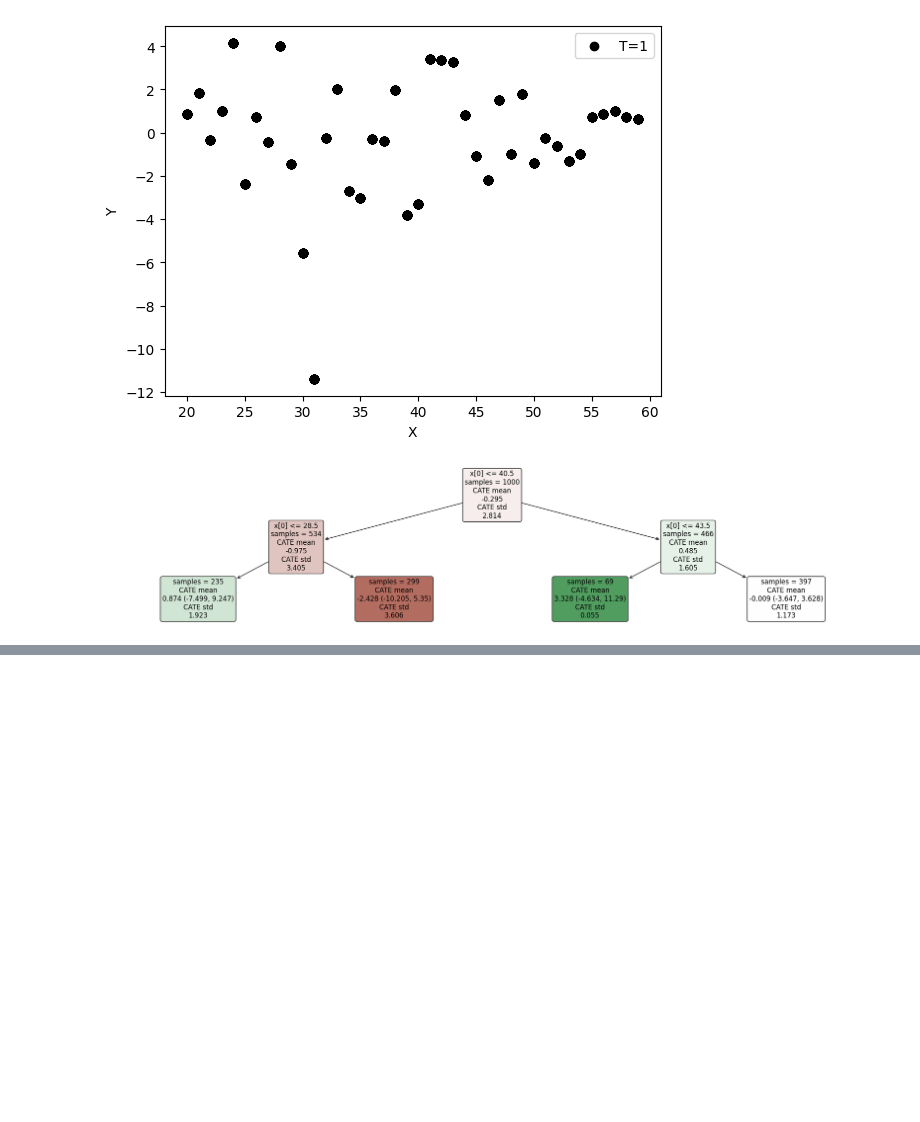
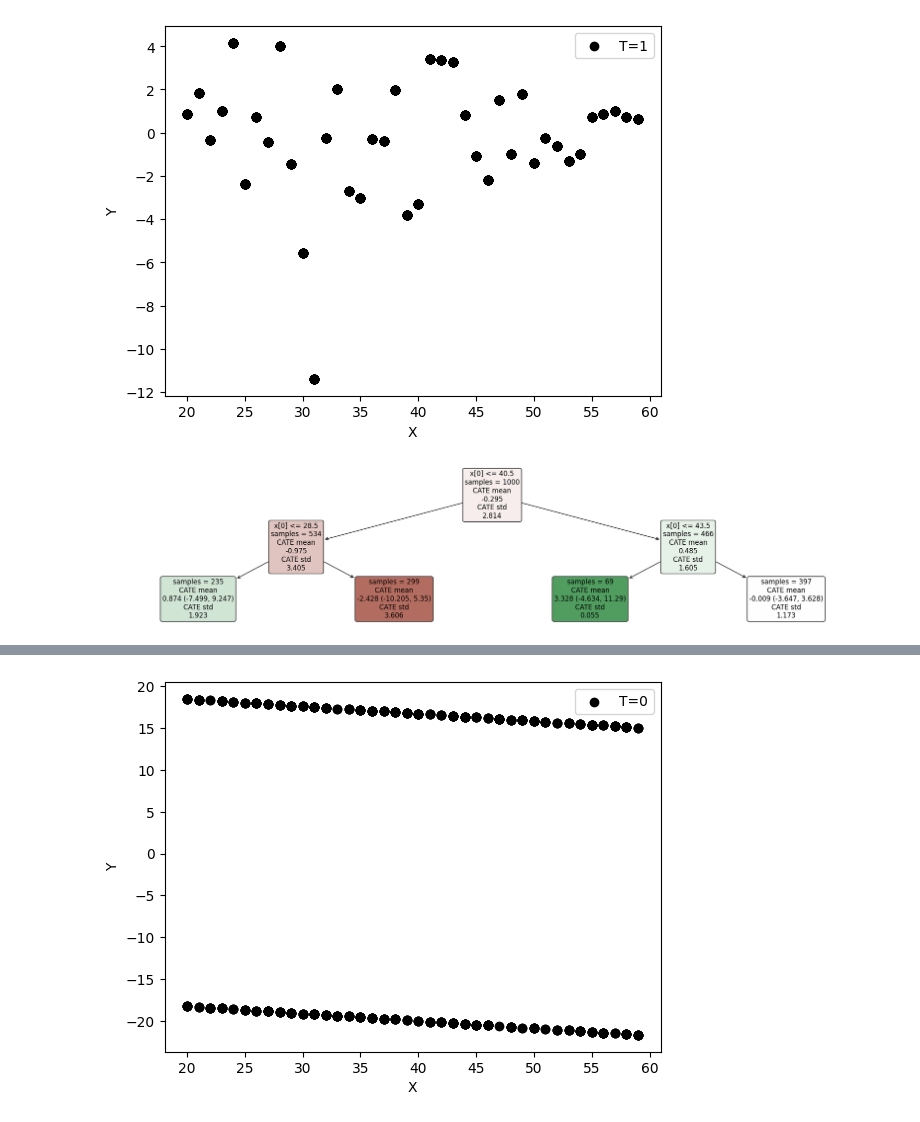
Before and after one commit to yusuke-kayahara/kyhr-study, a Jupyter notebook: code/draft/2409_dml/dml.ipynb, the cells around one changed output, grey strips where cells are left out. Drawn from its saved outputs; the diff is of its cells as text; code cells hidden in the pictures; blank space fills up the shorter version.

```diff
--- a/code/draft/2409_dml/dml.ipynb
+++ b/code/draft/2409_dml/dml.ipynb
@@ -323,0 +338,18 @@ intrp.plot(fontsize=12)
+# %%
+# データの生成
+np.random.seed(0)
+N = 1000
+X = np.random.randint(20, 60, N)
+T = np.random.randint(0, 2, N)
+W = np.random.randint(0, 2, N)
+
+age_effect = X
+treatment_effect = np.where(X < 30, T * X, T * (-X + 60)) * np.where(W == 1, 1,-1)
+sex_effect = W * 20
+noise = np.random.normal(0, 1, N)
+
+# XとWをまとめてX_Wに格納する
+X_W = np.stack([X, W], axis=1)
+
+
+Y = 100 + age_effect + treatment_effect + sex_effect + noise
@@ -323,0 +368,17 @@ intrp.plot(fontsize=12)
+# %%
+model = LinearDML(
+  model_y=RandomForestRegressor(),
+  model_t=RandomForestClassifier(),
+  discrete_treatment=True
+)
+model.fit(Y, T, X = X_W)
+Y_pred = model.effect(X_W)
+# %%
+# プロット
+plt.scatter(X[T == 0], Y_pred[T == 0], color='black', label='T=0')
+plt.xlabel('X')
+plt.ylabel('Y')
+plt.legend()
+plt.show()
+# %% [output]
+[figure, added]
```
Also changed, not shown: parts of 5 cells of this notebook.
